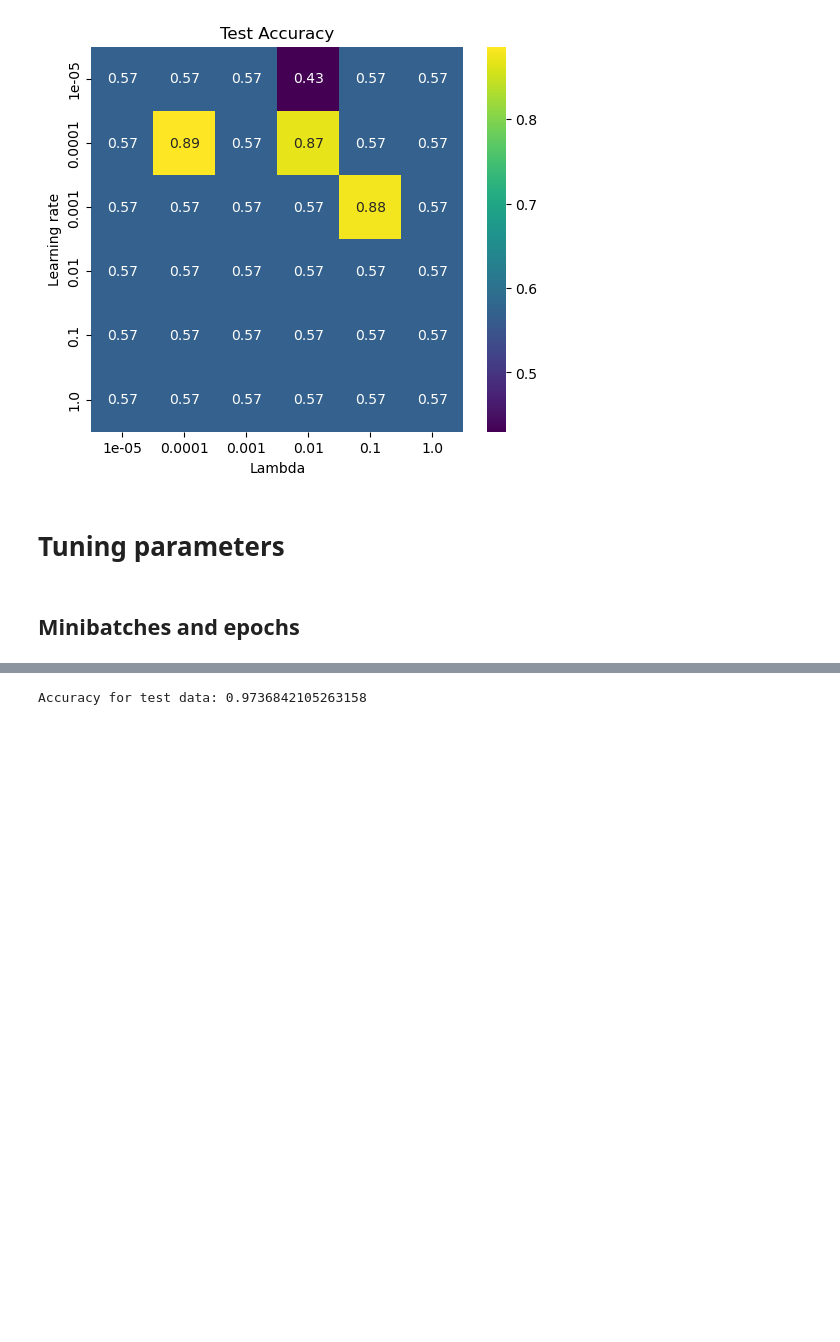
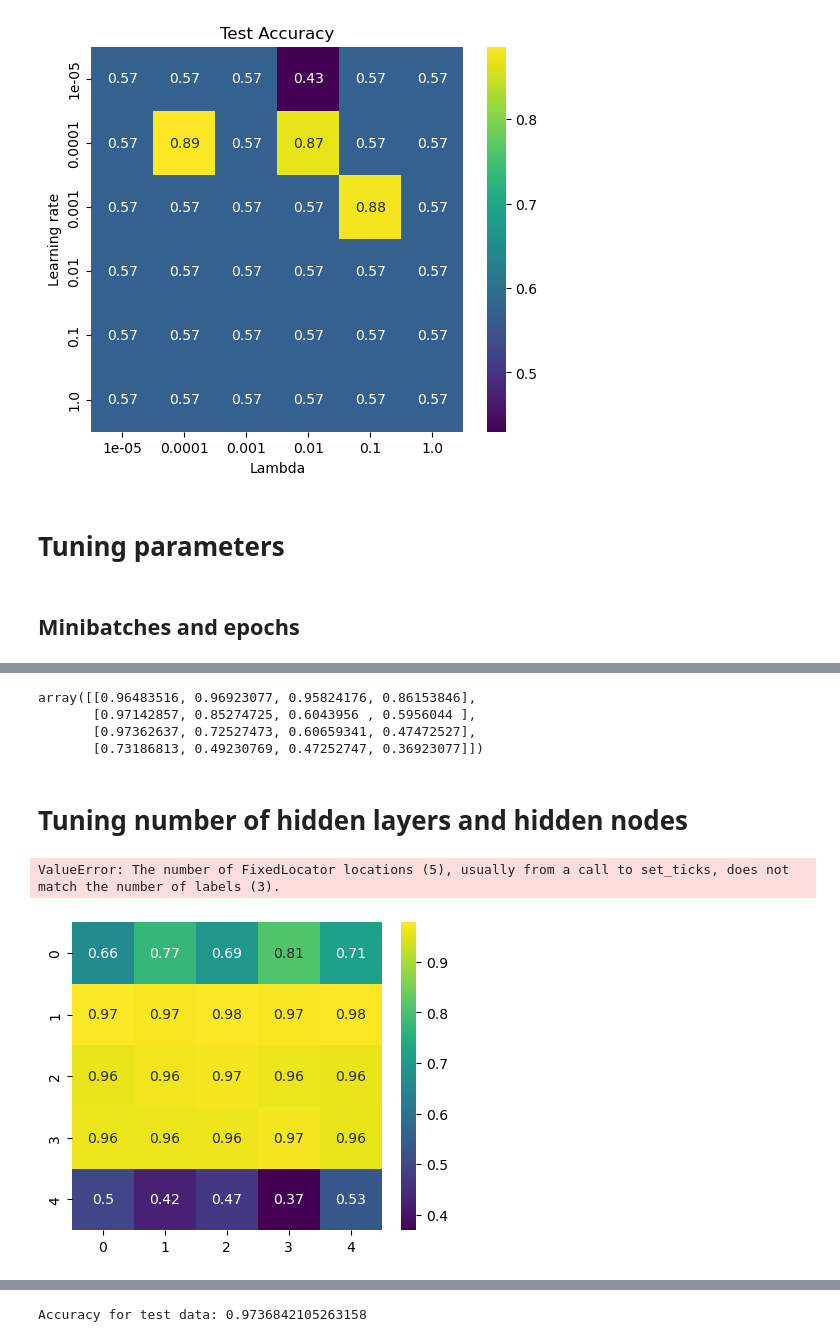
Before and after one commit to Johannesfjeldsaa/FYS-STK4155_Projects, a Jupyter notebook: Project 2/Solve project tasks/Task d) Breast cancer data.ipynb, the cells around one changed output, grey strips where cells are left out. Cells and saved outputs as stored; diff of their text form; code cells hidden in the pictures; blank space fills up the shorter version.

```diff
--- a/Project 2/Solve project tasks/Task d) Breast cancer data.ipynb
+++ b/Project 2/Solve project tasks/Task d) Breast cancer data.ipynb
@@ -208,0 +209,9 @@ plt.show()
+# %%
+accuracy
+# %% [output]
+array([[0.96483516, 0.96923077, 0.95824176, 0.86153846],
+       [0.97142857, 0.85274725, 0.6043956 , 0.5956044 ],
+       [0.97362637, 0.72527473, 0.60659341, 0.47472527],
+       [0.73186813, 0.49230769, 0.47252747, 0.36923077]])
+# %% [markdown]
+# Tuning number of hidden layers and hidden nodes
@@ -208,0 +265,14 @@ plt.show()
+# %%
+fig, ax = plt.subplots(figsize = (5, 4))
+heatmap = sns.heatmap(accuracy, annot=True, ax=ax, cmap="viridis")
+heatmap.set_xticklabels(n_hidden_nodes_list)
+heatmap.set_yticklabels(n_hidden_layers_list)
+ax.set_title("Accuracy")
+ax.set_ylabel("Number of hidden layers")
+ax.set_xlabel("Number of hidden nodes")
+plt.tight_layout()
+plt.savefig(r"Figures\Task_d\Cancer_tune_hidden_layers_accuracy.png")
+plt.show()
+# %% [output]
+ValueError: The number of FixedLocator locations (5), usually from a call to set_ticks, does not match the number of labels (3).
+[figure, added]
```
Also changed, not shown: parts of 12 cells of this notebook, 13 other files.
